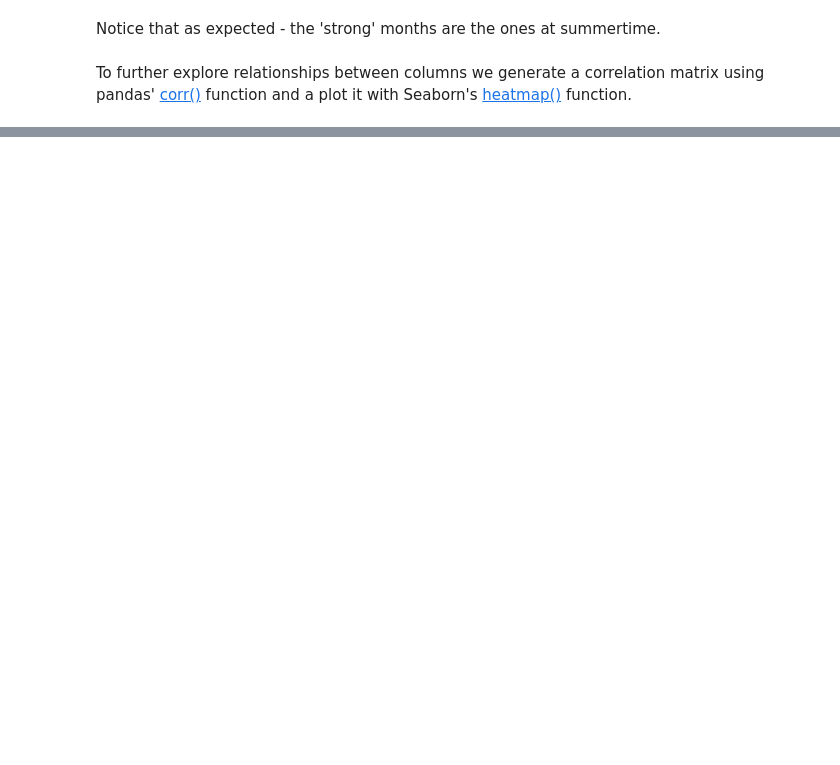
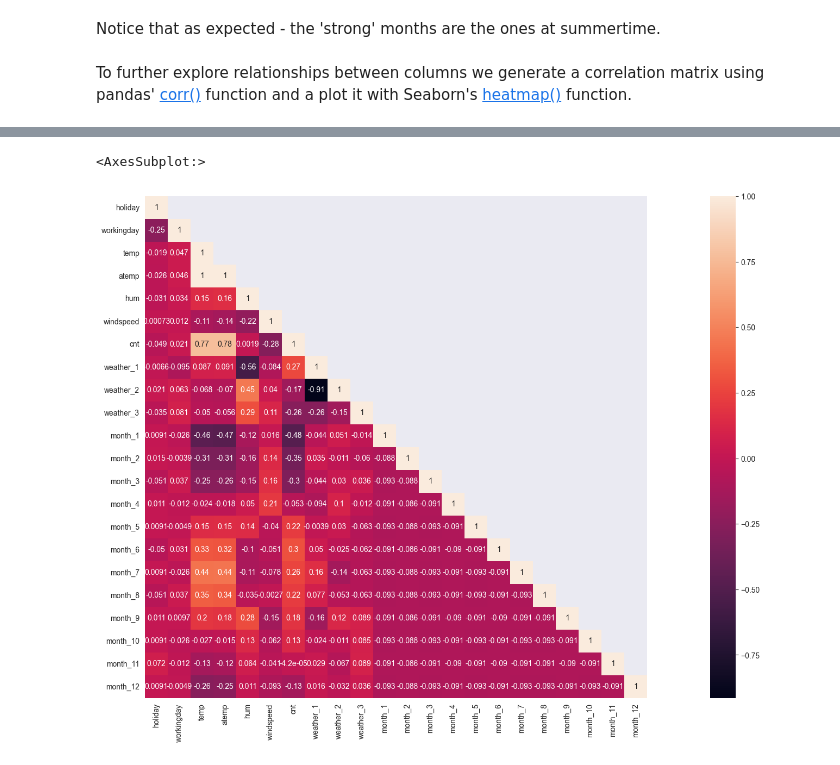
Before and after one commit to OdedHellman/Bike-Sharing-Demand---Kaggle-Competition, a Jupyter notebook: competition_notebook.ipynb, the cells around one changed output, grey strips where cells are left out. Saved outputs shown, nothing was run; the diff lists cells and outputs as text; code cells hidden in the pictures; blank space fills up the shorter version.

```diff
--- a/competition_notebook.ipynb
+++ b/competition_notebook.ipynb
@@ -248,0 +288,13 @@ cnt         0.771214  0.775294  0.001898  -0.278000  1.000000
+# %%
+categorical_features = ['season', 'mnth', 'weekday', 'weathersit']
+bool_features = ['holiday', 'workingday']
+
+for feature in categorical_features:
+    df[feature] = df[feature].astype("category")
+    test_df[feature] = test_df[feature].astype("category")
+
+for feature in bool_features:
+    df[feature] = df[feature].astype("bool")
+    test_df[feature] = test_df[feature].astype("bool")
+
+df.info()
@@ -248,0 +320,29 @@ cnt         0.771214  0.775294  0.001898  -0.278000  1.000000
+# %%
+# Convert the categorical features to dummy variables
+# weather
+weather=pd.get_dummies(df['weathersit'], prefix='weather')
+df=pd.concat([df, weather], axis=1)
+
+weather=pd.get_dummies(test_df['weathersit'], prefix='weather')
+test_df=pd.concat([test_df, weather], axis=1)
+
+# same for month
+mnth=pd.get_dummies(df['mnth'], prefix='month')
+df=pd.concat([df, mnth], axis=1)
+
+mnth=pd.get_dummies(test_df['mnth'], prefix='month')
+test_df=pd.concat([test_df, mnth], axis=1)
+# %%
+# now can drop weather and season.
+df.drop(['season', 'mnth', 'weathersit'],inplace=True,axis=1)
+test_df.drop(['season', 'mnth', 'weathersit'],inplace=True,axis=1)
+# %%
+cor_mat= df[:].corr()
+mask = np.array(cor_mat)
+mask[np.tril_indices_from(mask)] = False
+fig=plt.gcf()
+fig.set_size_inches(30,12)
+sns.heatmap(data=cor_mat,mask=mask,square=True,annot=True,cbar=True)
+# %% [output]
+<AxesSubplot:>
+[figure, added]
```
Also changed, not shown: parts of 25 cells of this notebook.
